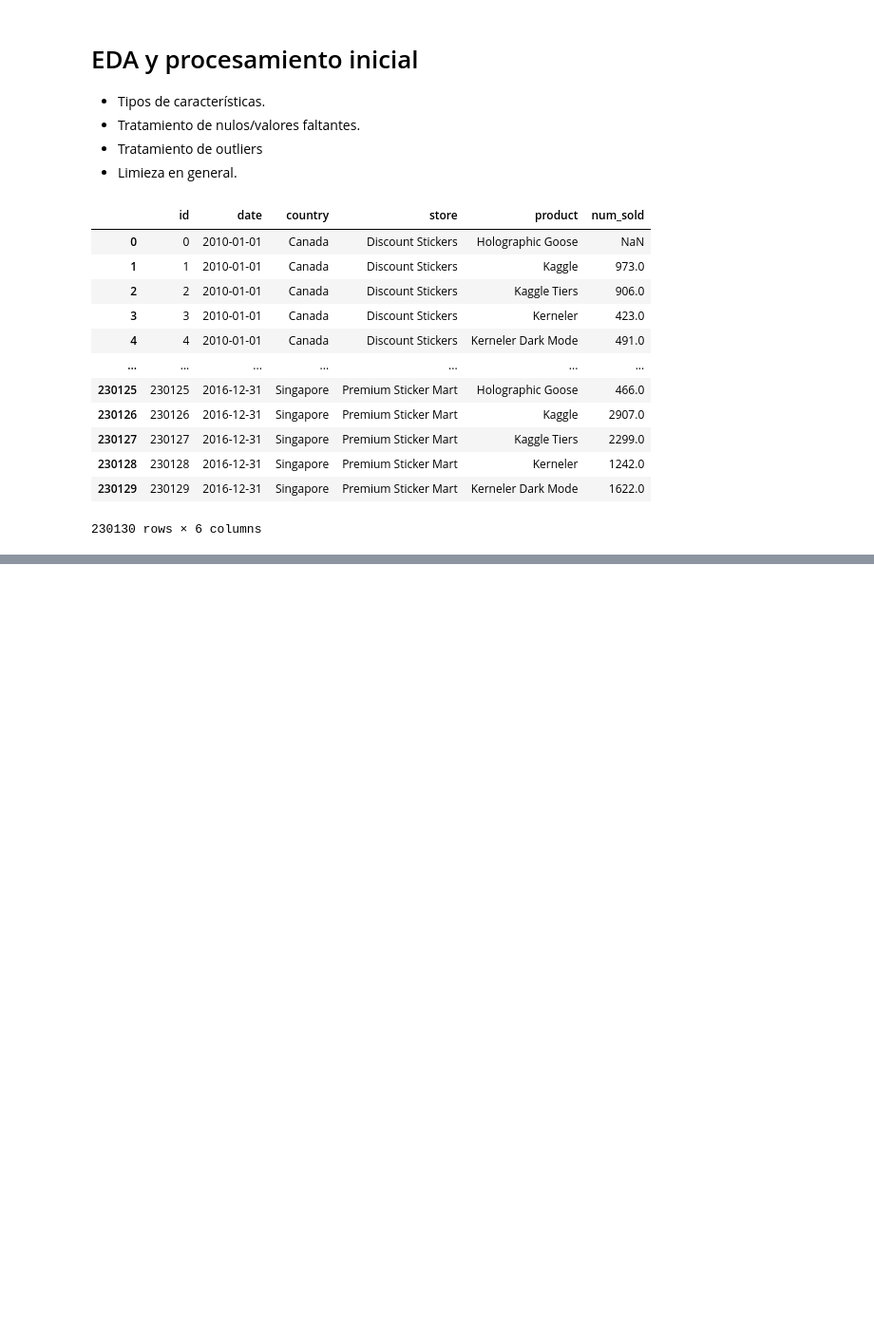
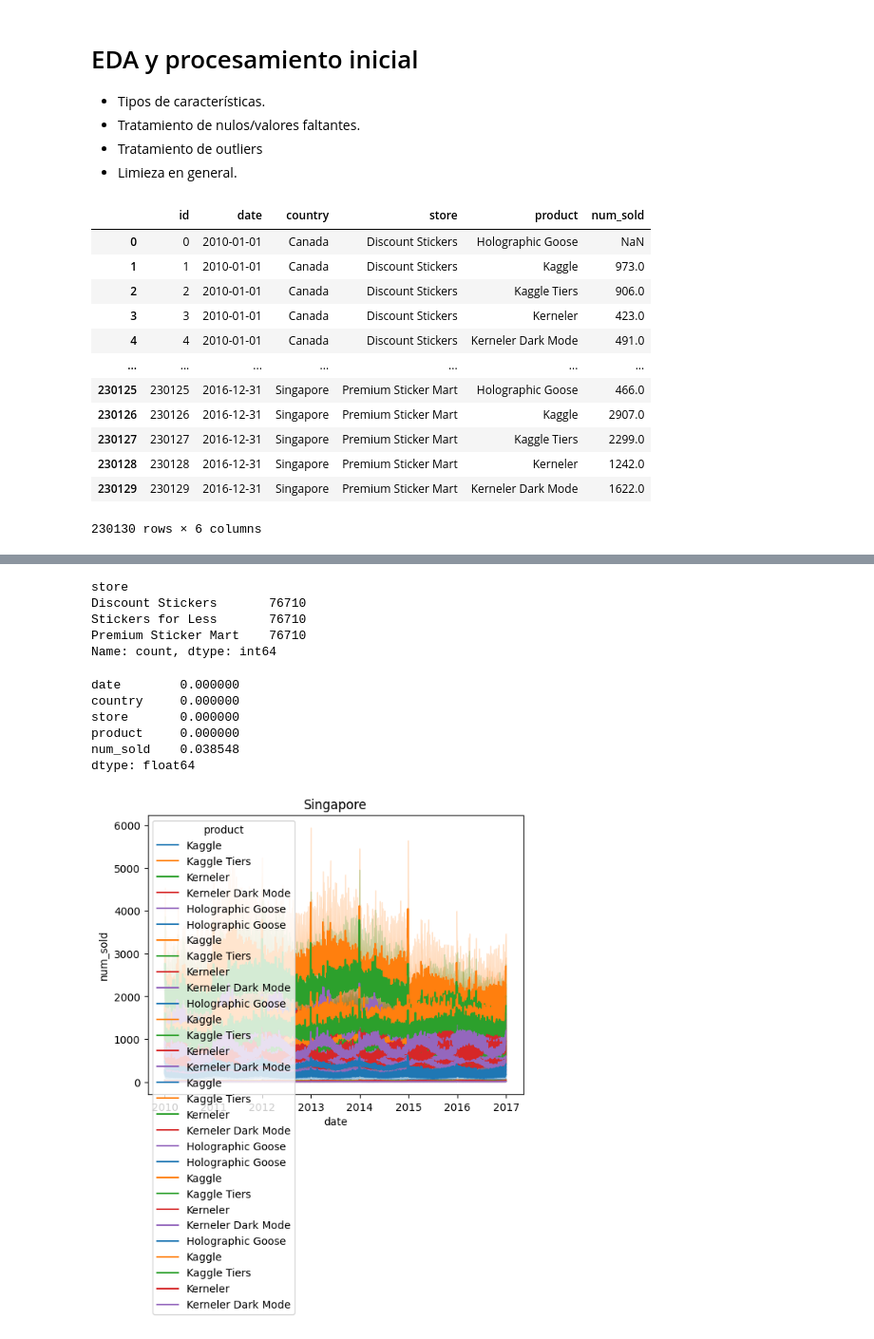
Before and after one commit to rjvillen/Forecasting-Kaggle-Sticker-Sales, a Jupyter notebook: Basic-EDA.ipynb, the cells around one changed output, grey strips where cells are left out. Shown at 95% size. Cells and saved outputs as stored; diff of their text form; code cells hidden in the pictures; blank space fills up the shorter version.

```diff
--- a/Basic-EDA.ipynb
+++ b/Basic-EDA.ipynb
@@ -57,0 +58,3 @@ from sklearn.impute import SimpleImputer
+# %%
+df["date"] = pd.to_datetime(df["date"])
+df
@@ -57,0 +96,28 @@ from sklearn.impute import SimpleImputer
+# %%
+df["store"].value_counts()
+# %% [output]
+store
+Discount Stickers       76710
+Stickers for Less       76710
+Premium Sticker Mart    76710
+Name: count, dtype: int64
+# %%
+# PORCENTAJE DE VALORES NULOS
+df.isna().sum()/len(df)
+# %% [output]
+date        0.000000
+country     0.000000
+store       0.000000
+product     0.000000
+num_sold    0.038548
+dtype: float64
+# %%
+# Solo hay valores nan en la variable objetivo, se pueden eliminar
+# podemos probar a imputar y eliminar y comprobar la performance
+df.dropna(inplace=True)
+# %%
+for country in df["country"].unique():
+    sns.lineplot(df[df["country"]==country], x="date", y="num_sold", hue="product") # tarda mucho!
+    plt.title(country)
+# %% [output]
+[figure, added]
```
Also changed, not shown: parts of 16 cells of this notebook.
